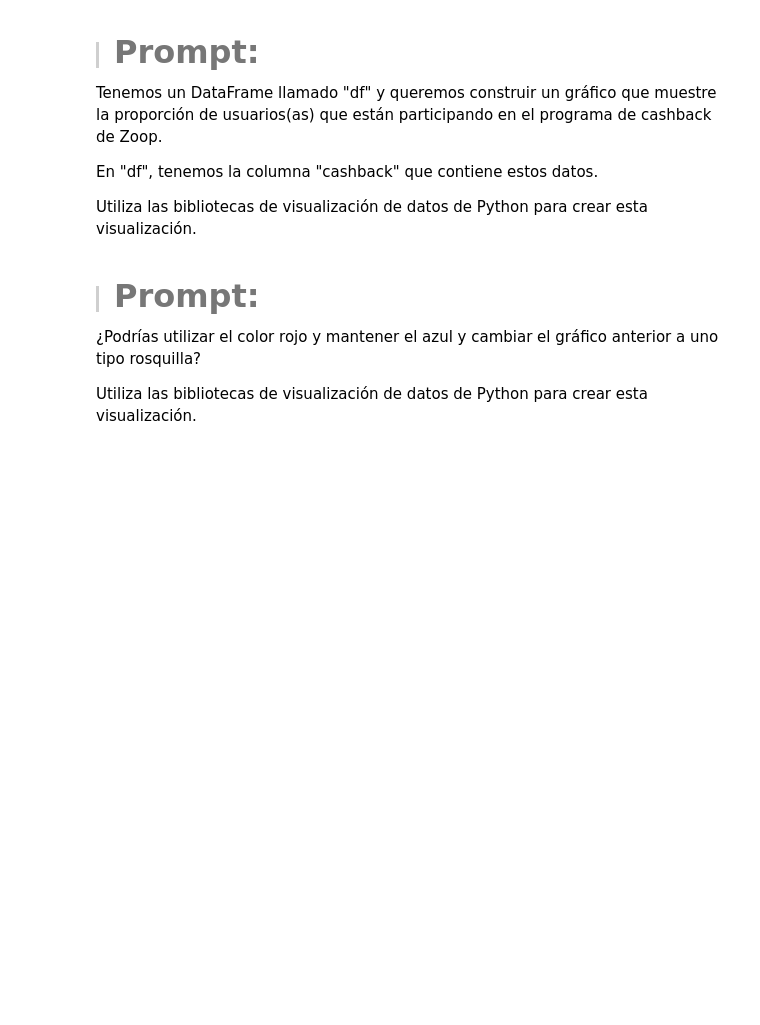
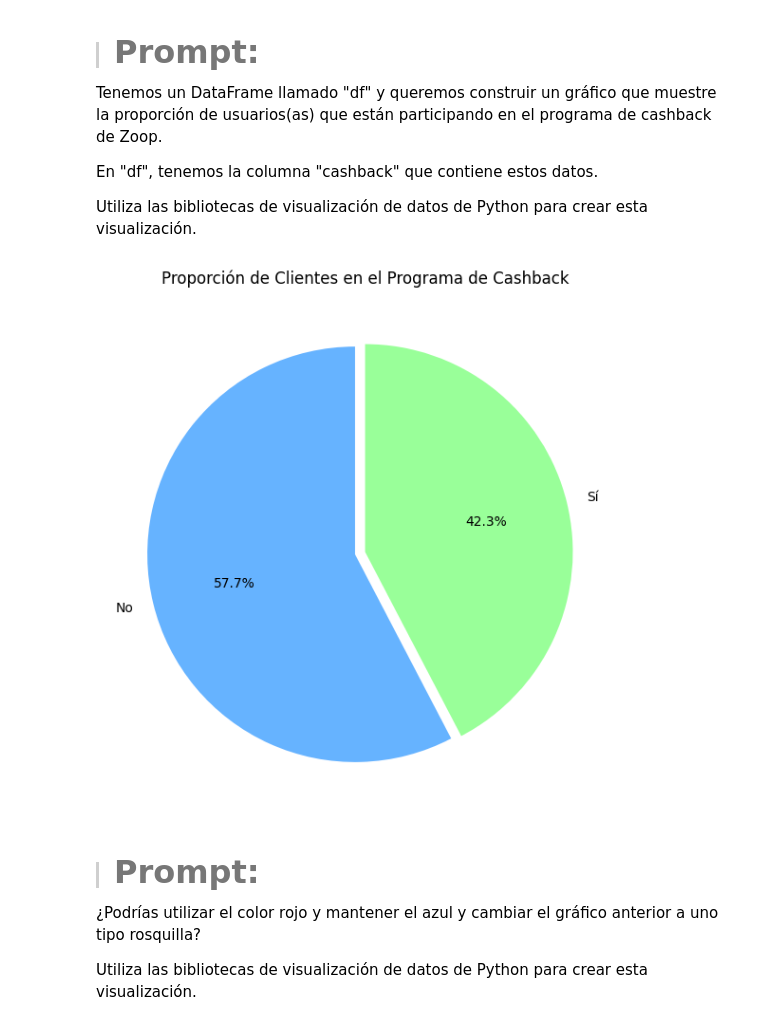
Before and after one commit to smringdesigns/IA_aplicada_a_ciencia_de_datos, a Jupyter notebook: IA_aplicada_a_ciencia_de_datos.ipynb, the cells around one changed output. Cells and saved outputs as stored; diff of their text form; code cells hidden in the pictures; blank space fills up the shorter version.

```diff
--- a/IA_aplicada_a_ciencia_de_datos.ipynb
+++ b/IA_aplicada_a_ciencia_de_datos.ipynb
@@ -804,3 +804,10 @@ plt.tight_layout()
 plt.show()
 # %% [output]
 [figure]
+# %%
+# 2. Crear columna con el trimestre (formato: '2023Q1', '2023Q2', etc.)
+df['trimestre'] = df['fecha'].dt.to_period('Q').astype(str)
+
+# 3. Agrupar por trimestre y método de pago, sumando la facturación
+ventas_trimestrales = df.groupby(['trimestre', 'metodo_pago'])['facturacion'].sum().unstack().fillna(0)
+ventas_trimestrales
@@ -828,6 +842,25 @@ Tenemos un DataFrame llamado "df" y queremos construir un gráfico que muestre l
 En "df", tenemos la columna "cashback" que contiene estos datos.
 
 Utiliza las bibliotecas de visualización de datos de Python para crear esta visualización.
+# %%
+# 1. Contar la cantidad de clientes que participan o no en cashback
+cashback_counts = df['cashback'].value_counts()
+
+# 2. Crear el gráfico de torta
+plt.figure(figsize=(6,6))
+plt.pie(
+    cashback_counts,
+    labels=cashback_counts.index,
+    autopct='%1.1f%%',
+    startangle=90,
+    explode=(0.05, 0),
+    colors=['#66b3ff','#99ff99']
+)
+plt.title('Proporción de Clientes en el Programa de Cashback')
+plt.tight_layout()
+plt.show()
+# %% [output]
+[figure, added]
 # %% [markdown]
 > #### <strong><font color="7b71ff" size =6>Prompt:</font></strong>
 
```
Also changed, not shown: parts of 2 cells of this notebook.
